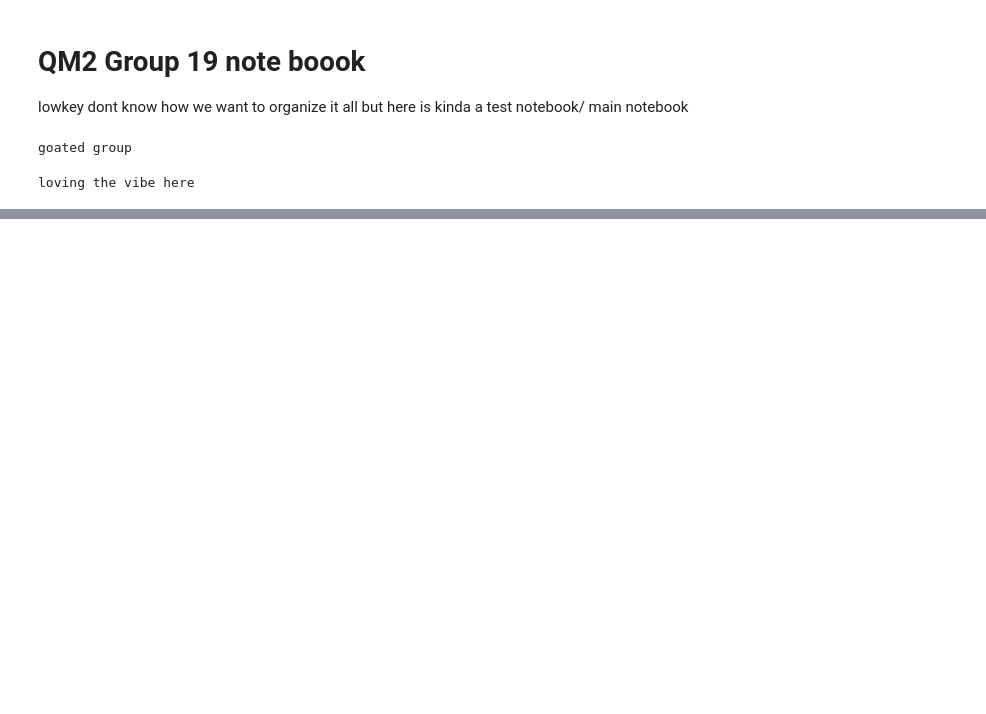
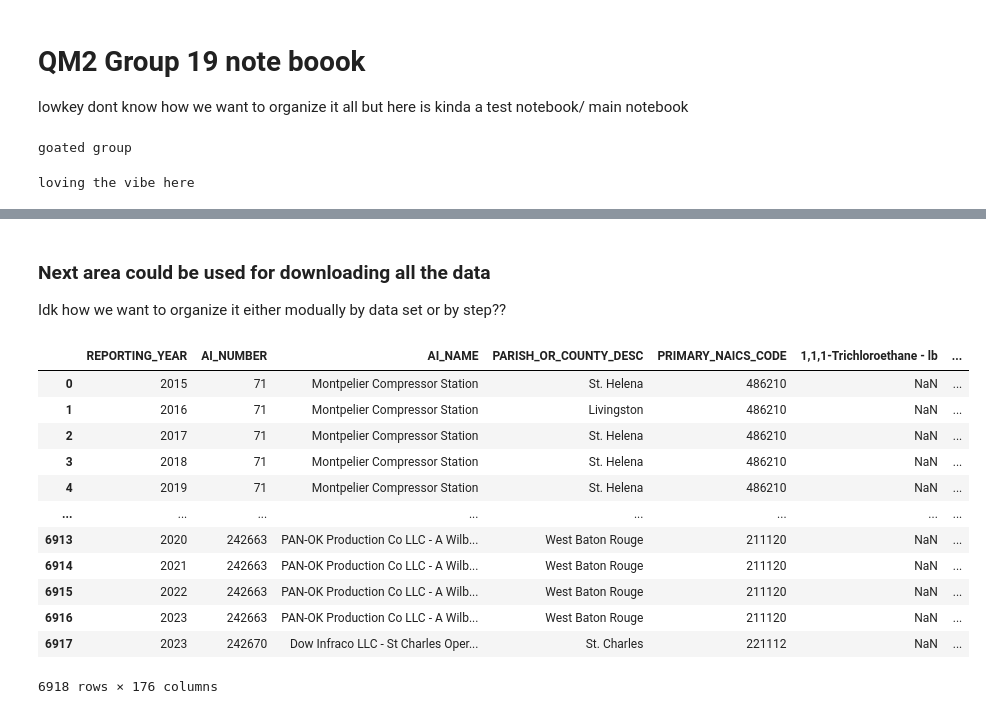
Before and after one commit to emetcalf-vas/Group19_QM2, a Jupyter notebook: Group19_QM2_main.ipynb, the cells around one changed output, grey strips where cells are left out. Drawn from its saved outputs; the diff is of its cells as text; code cells hidden in the pictures; blank space fills up the shorter version.

```diff
--- a/Group19_QM2_main.ipynb
+++ b/Group19_QM2_main.ipynb
@@ -14,0 +24,23 @@ loving the vibe here
+# %% [markdown]
+### Next area could be used for downloading all the data
+Idk how we want to organize it either modually by data set or by step??
+# %%
+url_annual_LA_emissions = "https://raw.githubusercontent.com/emetcalf-vas/Group19_QM2/main/data/Annual_Certified_Emissions_gte2015.xlsx"
+
+annual_LA_emissions = pd.read_excel(url_annual_LA_emissions, engine= "openpyxl")
+
+annual_LA_emissions
+# %% [output]
+|  | REPORTING_YEAR | AI_NUMBER | AI_NAME | PARISH_OR_COUNTY_DESC | PRIMARY_NAICS_CODE | 1,1,1-Trichloroethane - lb | ... |
+| 0 | 2015 | 71 | Montpelier Compressor Station | St. Helena | 486210 | NaN | ... |
+| 1 | 2016 | 71 | Montpelier Compressor Station | Livingston | 486210 | NaN | ... |
+| 2 | 2017 | 71 | Montpelier Compressor Station | St. Helena | 486210 | NaN | ... |
+| 3 | 2018 | 71 | Montpelier Compressor Station | St. Helena | 486210 | NaN | ... |
+| 4 | 2019 | 71 | Montpelier Compressor Station | St. Helena | 486210 | NaN | ... |
+| ... | ... | ... | ... | ... | ... | ... | ... |
+| 6913 | 2020 | 242663 | PAN-OK Production Co LLC - A Wilb... | West Baton Rouge | 211120 | NaN | ... |
+| 6914 | 2021 | 242663 | PAN-OK Production Co LLC - A Wilb... | West Baton Rouge | 211120 | NaN | ... |
+| 6915 | 2022 | 242663 | PAN-OK Production Co LLC - A Wilb... | West Baton Rouge | 211120 | NaN | ... |
+| 6916 | 2023 | 242663 | PAN-OK Production Co LLC - A Wilb... | West Baton Rouge | 211120 | NaN | ... |
+| 6917 | 2023 | 242670 | Dow Infraco LLC - St Charles Oper... | St. Charles | 221112 | NaN | ... |
+6918 rows × 176 columns
```
Also changed, not shown: parts of 4 cells of this notebook.
